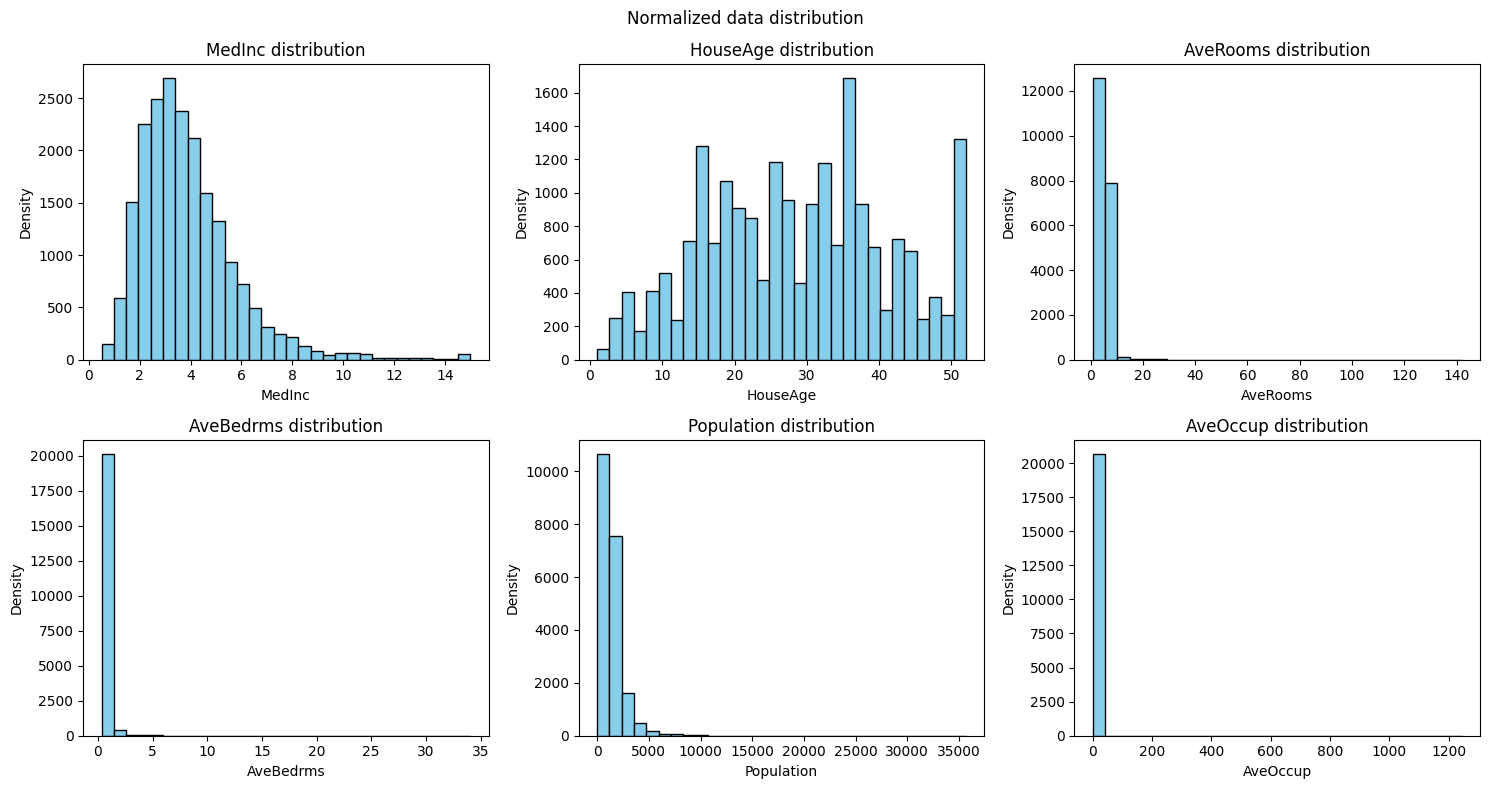
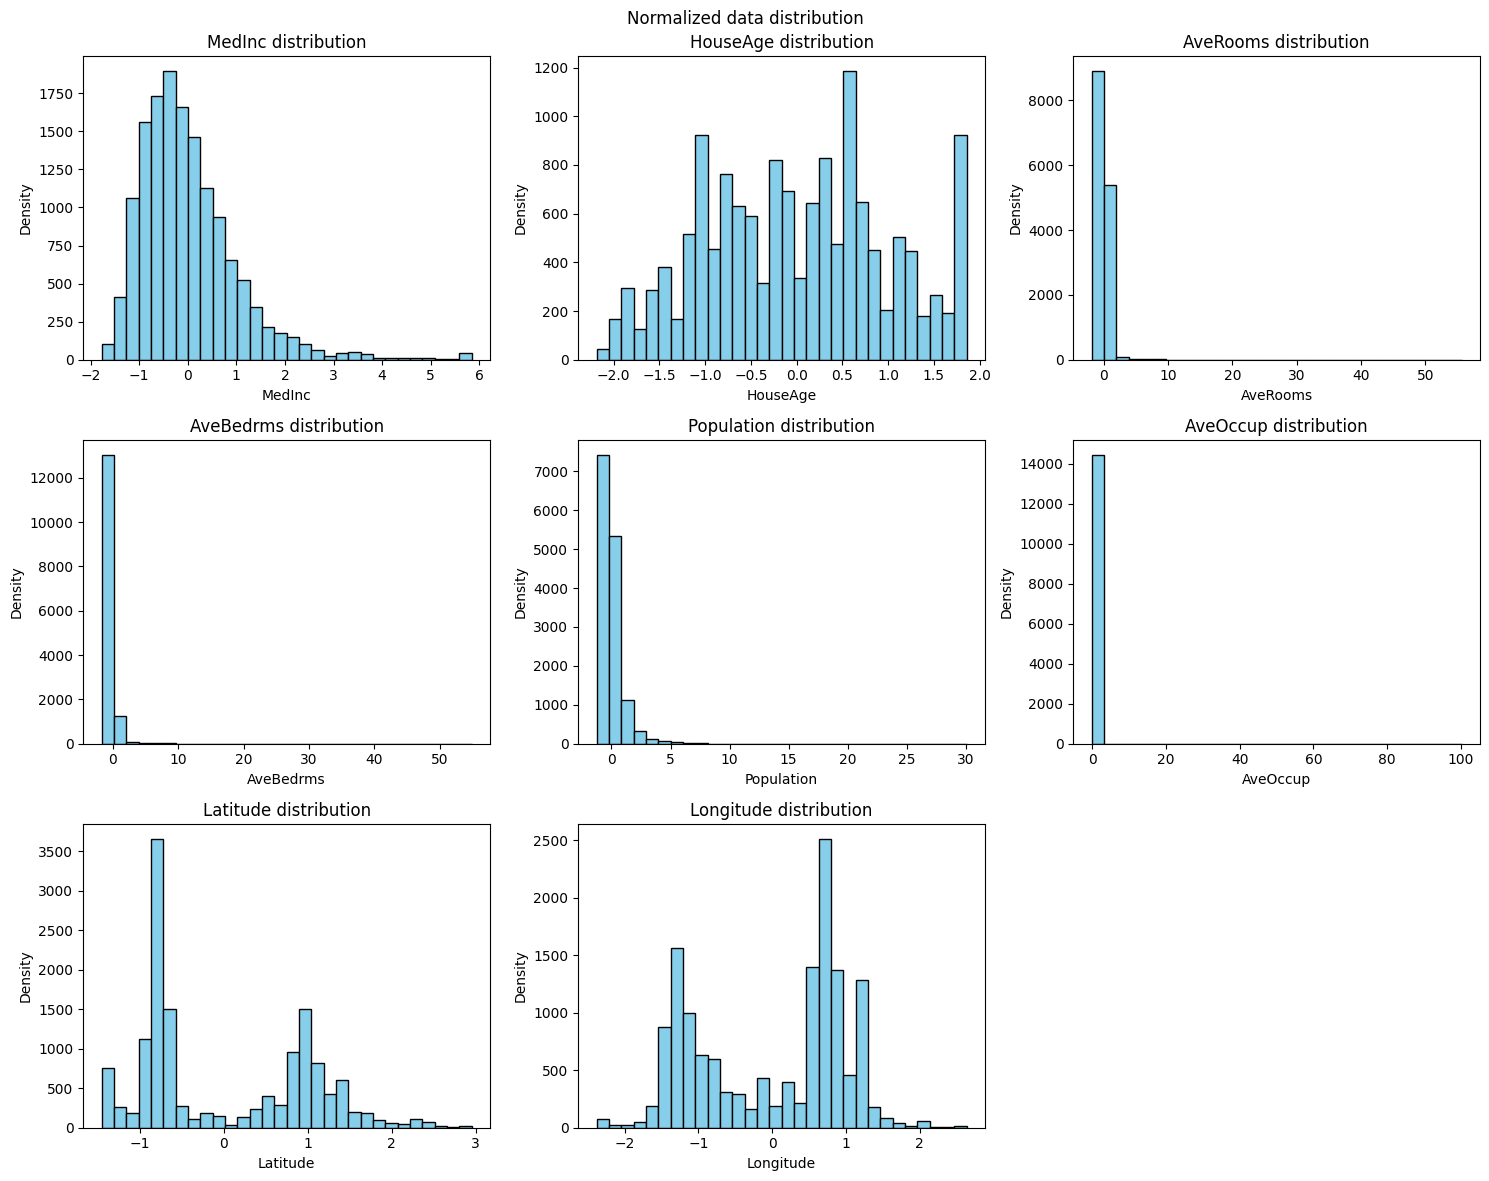
The change to this notebook cell's code, shown as a diff; its figure went from the first image to the second:
--- before
+++ after
@@ -1,4 +1,5 @@
 import math
-columns = ['MedInc', 'HouseAge', 'AveRooms', 'AveBedrms', 'Population', 'AveOccup']
+columns = [0, 1, 2, 3, 4, 5, 6, 7]
+column_names = ['MedInc', 'HouseAge', 'AveRooms', 'AveBedrms', 'Population', 'AveOccup', 'Latitude', 'Longitude']
 
 n_cols = 3
@@ -10,7 +11,7 @@
 
 for col, ax in zip(columns, axes_flat):
-    ax.hist(df[col], bins = 30, color = "skyblue", edgecolor = "black")
-    ax.set_title(f"{col} distribution")
-    ax.set_xlabel(col)
+    ax.hist(train_df_scaled[col], bins = 30, color = "skyblue", edgecolor = "black")
+    ax.set_title(f"{column_names[col]} distribution")
+    ax.set_xlabel(column_names[col])
     ax.set_ylabel("Density")
 

Commit: fix: perform standardization on scaled training dataset 'train_df_scaled'